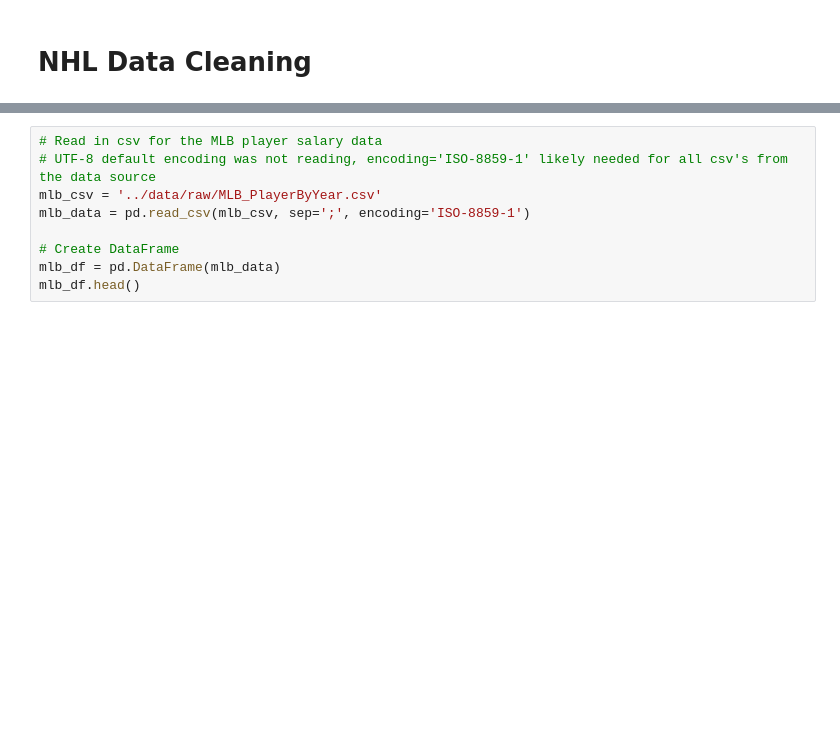
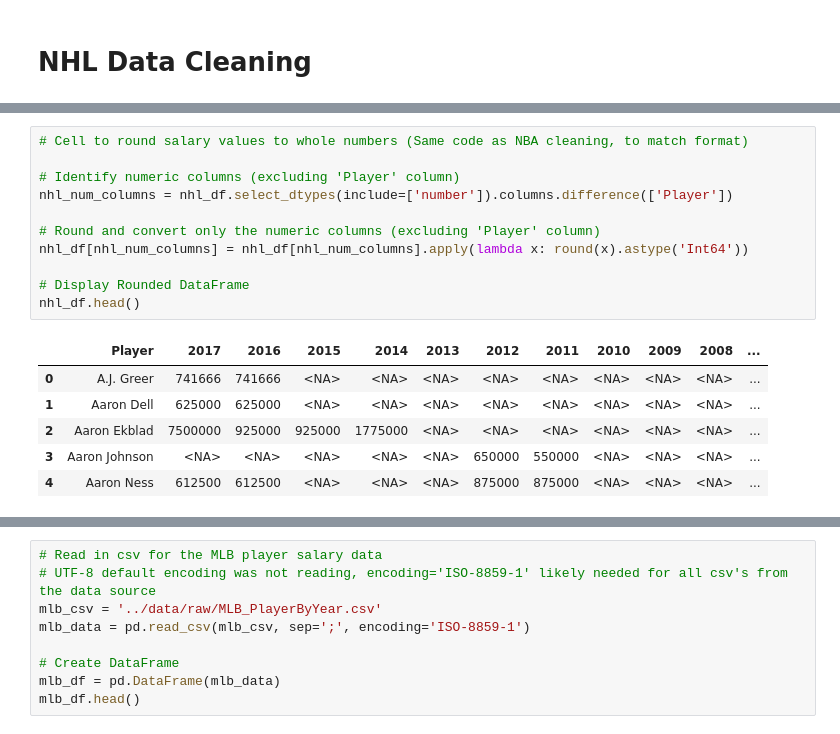
Before and after one commit to JP-Butler/Pro_Sports_Salary_Analysis, a Jupyter notebook: cookiecutter_structure/notebooks/data_cleaning.ipynb, the cells around one changed output, grey strips where cells are left out. Drawn from its saved outputs; the diff is of its cells as text; blank space fills up the shorter version.

Commit message:
"Adding NHL data cleaning to cleaning branch"

```diff
--- a/cookiecutter_structure/notebooks/data_cleaning.ipynb
+++ b/cookiecutter_structure/notebooks/data_cleaning.ipynb
@@ -204,0 +233,18 @@ nhl_df.head()
+# %%
+# Cell to round salary values to whole numbers (Same code as NBA cleaning, to match format)
+
+# Identify numeric columns (excluding 'Player' column)
+nhl_num_columns = nhl_df.select_dtypes(include=['number']).columns.difference(['Player'])
+
+# Round and convert only the numeric columns (excluding 'Player' column)
+nhl_df[nhl_num_columns] = nhl_df[nhl_num_columns].apply(lambda x: round(x).astype('Int64'))
+
+# Display Rounded DataFrame
+nhl_df.head()
+# %% [output]
+|  | Player | 2017 | 2016 | 2015 | 2014 | 2013 | 2012 | 2011 | 2010 | 2009 | 2008 | ... |
+| 0 | A.J. Greer | 741666 | 741666 | <NA> | <NA> | <NA> | <NA> | <NA> | <NA> | <NA> | <NA> | ... |
+| 1 | Aaron Dell | 625000 | 625000 | <NA> | <NA> | <NA> | <NA> | <NA> | <NA> | <NA> | <NA> | ... |
+| 2 | Aaron Ekblad | 7500000 | 925000 | 925000 | 1775000 | <NA> | <NA> | <NA> | <NA> | <NA> | <NA> | ... |
+| 3 | Aaron Johnson | <NA> | <NA> | <NA> | <NA> | <NA> | 650000 | 550000 | <NA> | <NA> | <NA> | ... |
+| 4 | Aaron Ness | 612500 | 612500 | <NA> | <NA> | <NA> | 875000 | 875000 | <NA> | <NA> | <NA> | ... |
```
Also changed, not shown: parts of 6 cells of this notebook.
